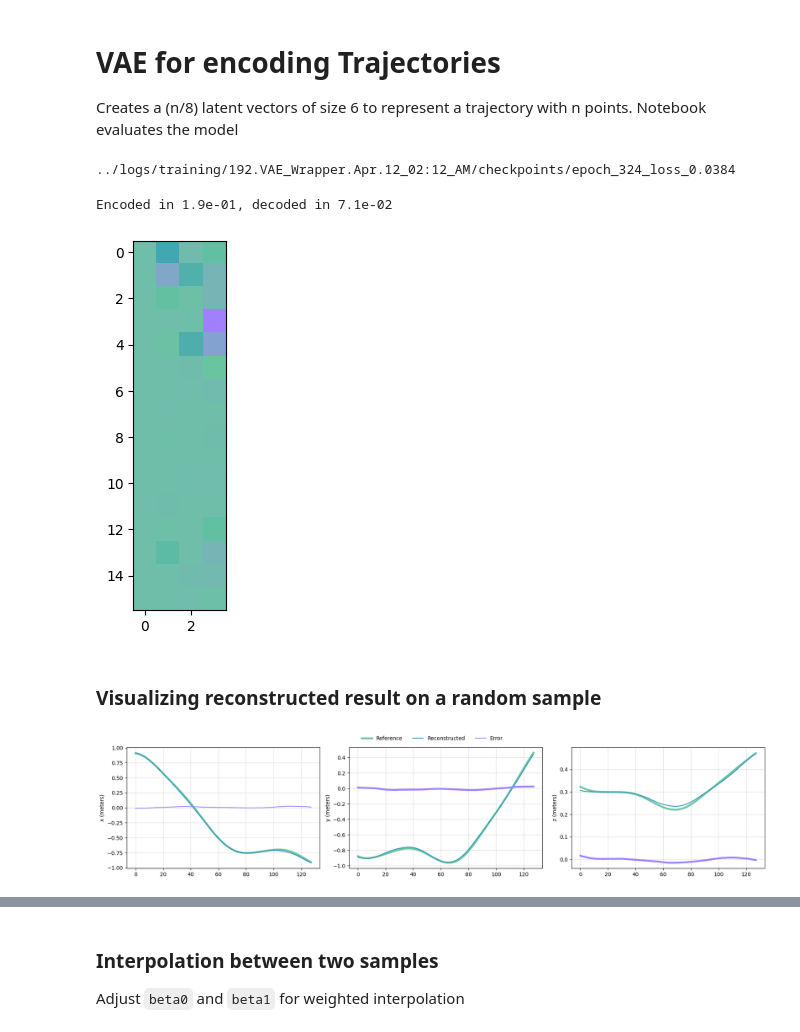
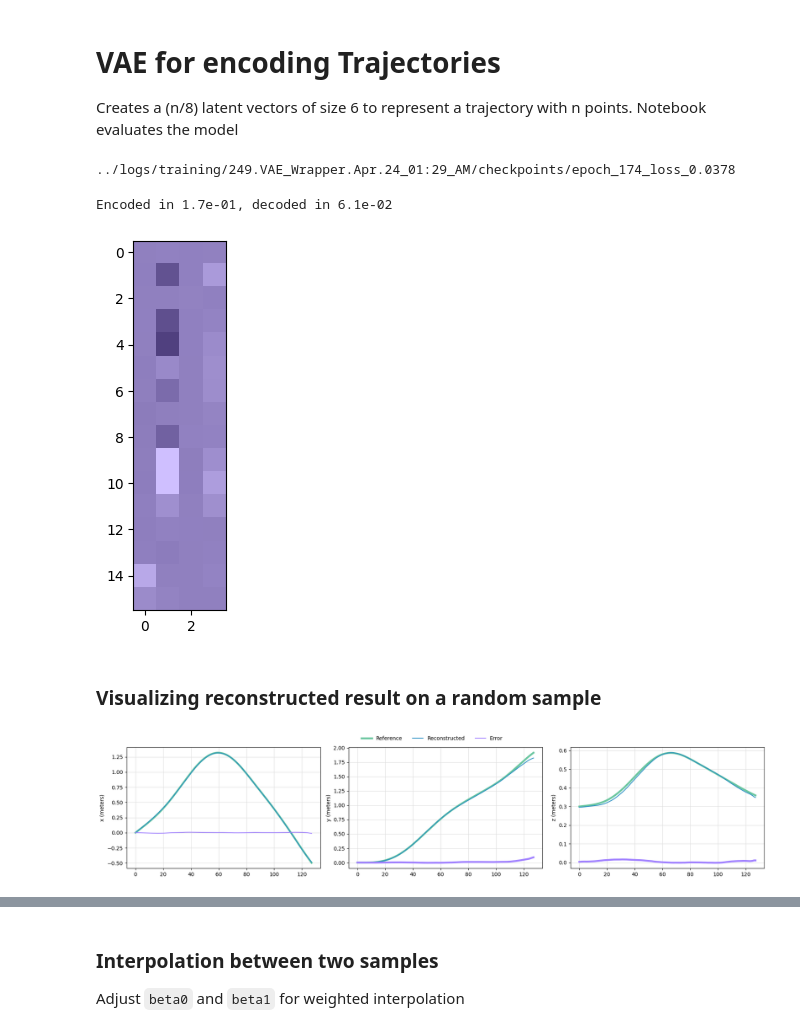
Before and after one commit to sparthaje/quadrotor-diffusion, a Jupyter notebook: notebooks/vae.ipynb, the cells around one changed output, grey strips where cells are left out. Cells and saved outputs as stored; diff of their text form; code cells hidden in the pictures.

```diff
--- a/notebooks/vae.ipynb
+++ b/notebooks/vae.ipynb
@@ -30,44 +31,48 @@ eval: VAE_Wrapper = None
 normalizer: Normalizer = None
 trainer_args: TrainerArgs = None
 
-chkpt = get_checkpoint_file("../logs/training", 192)
+chkpt = get_checkpoint_file("../logs/training", 249)
 eval, _, normalizer, trainer_args = Trainer.load(chkpt, get_ema=False)
-data = QuadrotorRaceSegmentDataset('../data', ["square", "triangle", "pill"], 128, 0, normalizer)
+# data = QuadrotorRaceSegmentDataset('../data', ["square", "triangle", "pill"], 128, 0, normalizer)
+data = VaeDataset("../data", normalizer)
 # data = QuadrotorRaceTrajectoryDataset('../data', ["triangle"], 360, normalizer, includes_course=False)
 print(chkpt)
 # %% [output]
-../logs/training/192.VAE_Wrapper.Apr.12_02:12_AM/checkpoints/epoch_324_loss_0.0384
+../logs/training/249.VAE_Wrapper.Apr.24_01:29_AM/checkpoints/epoch_174_loss_0.0378
 # %%
 eval = eval.to('cuda')
-sample = data[126]
+sample = data[1210]
 ref_pos = normalizer.undo(sample)
 
 def decoder(mu, padding):
     model_out = eval.decode(mu).squeeze(0).cpu().numpy()
     model_out = model_out[padding:-padding, :]
     reconstructed = normalizer.undo(model_out)
     return reconstructed
 
 
 inp = torch.tensor(sample).float().unsqueeze(0).cuda()
 start = time.time()
 mu, logvar = eval.encode(inp)
 encode = time.time()
 reconstructed = eval.decode(mu).squeeze(0).cpu().numpy()
 encode_time = encode - start
 decode_time = time.time() - encode
 
 print(f"Encoded in {encode_time:.1e}, decoded in {decode_time:.1e}")
 
 colors = matplotlib.rcParams['axes.prop_cycle'].by_key()['color'][:3]
 colors = [colors[2], colors[0], colors[1]]
-cmap = matplotlib.colors.LinearSegmentedColormap.from_list("primary", colors)
-norm = matplotlib.colors.Normalize(vmin=-2, vmax=2.5)
+rgb = np.array(to_rgb(colors[0]))
+light_rgb = 1 - 0.5 * (1 - rgb)  # Move halfway to white
+dark_rgb = 0.5 * rgb             # Move halfway to black
+cmap = LinearSegmentedColormap.from_list("custom_shade", [light_rgb, dark_rgb])
+norm = Normalize(vmin=-1.5, vmax=1.5)
 plt.imshow(mu.cpu().squeeze(0).numpy(), cmap=cmap, norm=norm)
 plt.show()
 # %% [output]
-Encoded in 1.9e-01, decoded in 7.1e-02
+Encoded in 1.7e-01, decoded in 6.1e-02
-[figure, old version]
+[figure, new version]
 # %% [markdown]
 ### Visualizing reconstructed result on a random sample
 # %%
@@ -95,4 +100,4 @@ plt.subplots_adjust(top=0.9)
 plt.figlegend(['Reference', 'Reconstructed', 'Error'], loc='upper center', ncol=3, frameon=False)
 plt.show()
 # %% [output]
-[figure, old version]
+[figure, new version]
```
Also changed, not shown: parts of 7 cells of this notebook, 14 other files.
